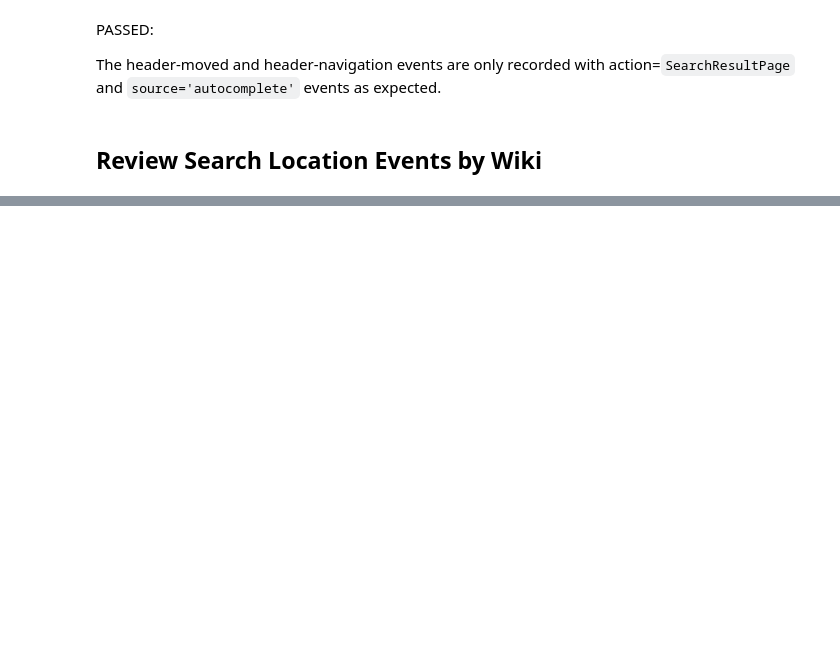
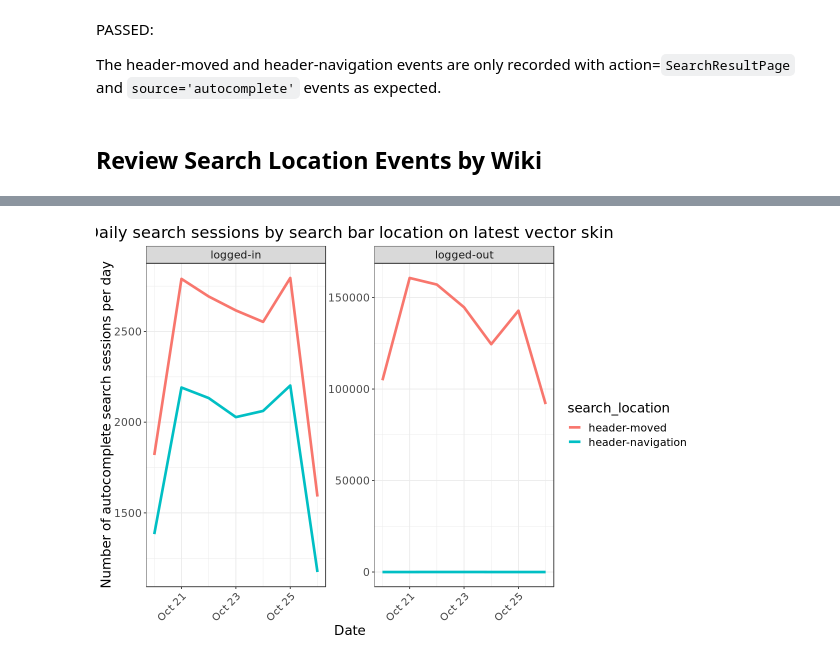
Before and after one commit to wikimedia-research/Desktop-Improvements-Search-Move-Analysis-2020, a Jupyter notebook: Post-deployment-data-QA.ipynb, the cells around one changed output, grey strips where cells are left out. Drawn from its saved outputs; the diff is of its cells as text; code cells hidden in the pictures; blank space fills up the shorter version.

```diff
--- a/Post-deployment-data-QA.ipynb
+++ b/Post-deployment-data-QA.ipynb
@@ -476,0 +528,2 @@ TODO:
+# %%
+search_sessions_byanon <-  wmfdata::query_hive(query)
@@ -476,0 +532,10 @@ TODO:
+# %%
+search_sessions_byanon$date <- as.Date(search_sessions_byanon$date, format = "%Y-%m-%d")
+# %%
+# rename is anon column to clarify logged in status
+
+search_sessions_byanon_clean <- search_sessions_byanon %>%
+ mutate(logged_in_status = case_when(
+        is_anonymous == 'NULL' ~ "NULL",
+        is_anonymous == 'false'~ "logged-in",
+        is_anonymous == 'true' ~ "logged-out"))
@@ -476,0 +544,12 @@ TODO:
+# %%
+search_sessions_daily_byanon <- search_sessions_byanon_clean %>%
+    filter(is_anonymous != 'NULL',
+          skin_type == 'vector',
+          vector_version == 'latest',
+          search_location %in% c('header-moved', 'header-navigation'))  %>%
+    group_by(date, search_location, logged_in_status) %>%
+    summarise(num_events = sum(events),
+              num_sessions = n_distinct(search_session)) %>%
+    arrange(date)
+
+head(search_sessions_daily_byanon, 10)
@@ -476,0 +571,20 @@ TODO:
+# %%
+# Plot logged in and logged out events by search location
+options(repr.plot.width = 10, repr.plot.height = 7)
+p <-search_sessions_daily_byanon %>%
+    ggplot(aes(x=date, y= num_sessions, color = search_location)) +
+    geom_line(size = 1.5) +
+    scale_y_continuous() +
+    facet_wrap(~logged_in_status, scales = "free_y") +
+    labs (y = "Number of autocomplete search sessions per day",
+          x = "Date",
+         title = "Daily search sessions by search bar location on latest vector skin")  +
+     theme_bw() +
+   theme(
+        plot.title = element_text(hjust = 0.5),
+        text = element_text(size=16),
+        axis.text.x = element_text(angle=45, hjust=1))
+
+p
+# %% [output]
+[figure, added]
```
Also changed, not shown: parts of 61 cells of this notebook.
